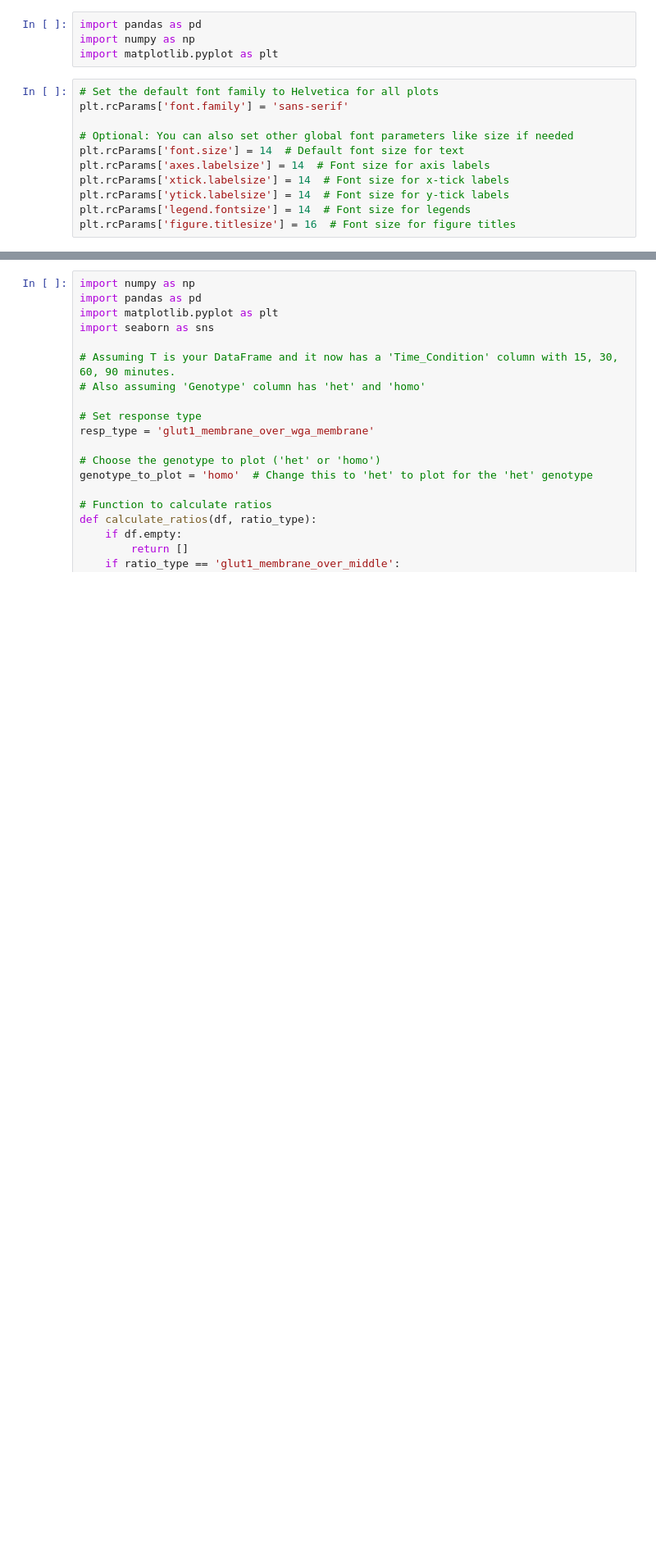
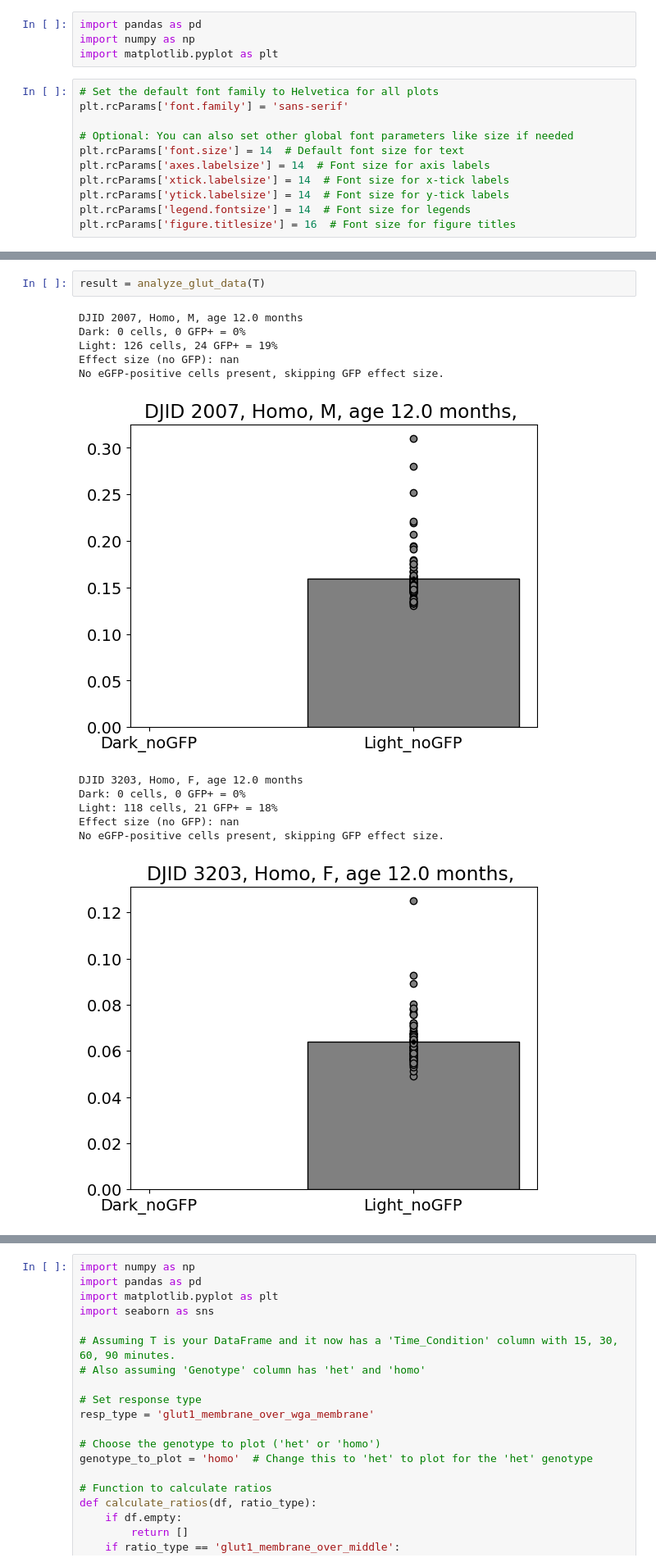
Before and after one commit to rltinio/ImageAnalysis, a Jupyter notebook: extra_notebooks/Integral_Visualizations.ipynb, the cells around one changed output, grey strips where cells are left out. Shown: that part at 82% size. Drawn from its saved outputs; the diff is of its cells as text; blank space fills up the shorter version.

```diff
--- a/extra_notebooks/Integral_Visualizations.ipynb
+++ b/extra_notebooks/Integral_Visualizations.ipynb
@@ -18,3 +118,18 @@ T = pd.read_csv('het_time_processed.csv')
+# %%
+result = analyze_glut_data(T)
+# %% [output]
+DJID 2007, Homo, M, age 12.0 months
+Dark: 0 cells, 0 GFP+ = 0%
+Light: 126 cells, 24 GFP+ = 19%
+Effect size (no GFP): nan
+No eGFP-positive cells present, skipping GFP effect size.
+[figure, added]
+DJID 3203, Homo, F, age 12.0 months
+Dark: 0 cells, 0 GFP+ = 0%
+Light: 118 cells, 21 GFP+ = 18%
+Effect size (no GFP): nan
+No eGFP-positive cells present, skipping GFP effect size.
+[figure, added]
 # %%
 # Set response type
 resp_type = 'glut1_membrane_over_wga_membrane'
```
Also changed, not shown: parts of 3 cells of this notebook, 2 other files.
